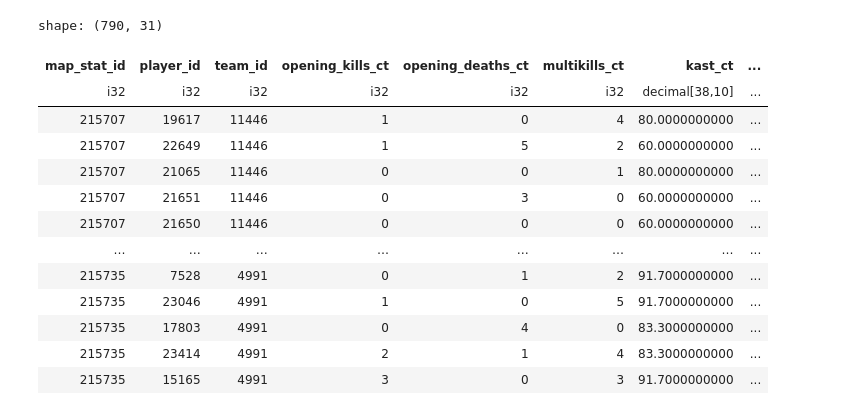
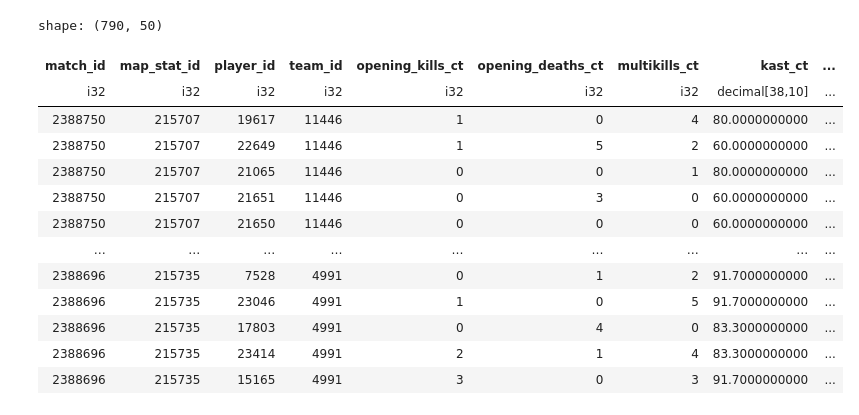
Before and after one commit to talDoFlemis/clutch-or-predict, a Jupyter notebook: notebooks/02-match-predictor.ipynb, the cells around one changed output. Saved outputs shown, nothing was run; the diff lists cells and outputs as text; code cells hidden in the pictures.

```diff
--- a/notebooks/02-match-predictor.ipynb
+++ b/notebooks/02-match-predictor.ipynb
@@ -45,25 +45,25 @@ plt.rcParams["figure.figsize"] = (12, 6)
 # %%
 db_url = get_database_url(make_ipv6_in_bracket=True)
 
 player_map_stats = pl.read_database_uri(
     """
-    SELECT * FROM player_map_stats
+    SELECT * FROM player_map_stats JOIN map_stats USING(map_stat_id) JOIN matches USING (match_id)
                                         """,
     db_url,
 )
 player_map_stats
 # %% [output]
-shape: (790, 31)
+shape: (790, 50)
-| map_stat_id | player_id | team_id | opening_kills_ct | opening_deaths_ct | multikills_ct | kast_ct | ... |
-| i32 | i32 | i32 | i32 | i32 | i32 | decimal[38,10] | ... |
-| 215707 | 19617 | 11446 | 1 | 0 | 4 | 80.0000000000 | ... |
-| 215707 | 22649 | 11446 | 1 | 5 | 2 | 60.0000000000 | ... |
-| 215707 | 21065 | 11446 | 0 | 0 | 1 | 80.0000000000 | ... |
-| 215707 | 21651 | 11446 | 0 | 3 | 0 | 60.0000000000 | ... |
-| 215707 | 21650 | 11446 | 0 | 0 | 0 | 60.0000000000 | ... |
-| … | … | … | … | … | … | … | ... |
-| 215735 | 7528 | 4991 | 0 | 1 | 2 | 91.7000000000 | ... |
-| 215735 | 23046 | 4991 | 1 | 0 | 5 | 91.7000000000 | ... |
-| 215735 | 17803 | 4991 | 0 | 4 | 0 | 83.3000000000 | ... |
-| 215735 | 23414 | 4991 | 2 | 1 | 4 | 83.3000000000 | ... |
-| 215735 | 15165 | 4991 | 3 | 0 | 3 | 91.7000000000 | ... |
+| match_id | map_stat_id | player_id | team_id | opening_kills_ct | opening_deaths_ct | multikills_ct | kast_ct | ... |
+| i32 | i32 | i32 | i32 | i32 | i32 | i32 | decimal[38,10] | ... |
+| 2388750 | 215707 | 19617 | 11446 | 1 | 0 | 4 | 80.0000000000 | ... |
+| 2388750 | 215707 | 22649 | 11446 | 1 | 5 | 2 | 60.0000000000 | ... |
+| 2388750 | 215707 | 21065 | 11446 | 0 | 0 | 1 | 80.0000000000 | ... |
+| 2388750 | 215707 | 21651 | 11446 | 0 | 3 | 0 | 60.0000000000 | ... |
+| 2388750 | 215707 | 21650 | 11446 | 0 | 0 | 0 | 60.0000000000 | ... |
+| … | … | … | … | … | … | … | … | ... |
+| 2388696 | 215735 | 7528 | 4991 | 0 | 1 | 2 | 91.7000000000 | ... |
+| 2388696 | 215735 | 23046 | 4991 | 1 | 0 | 5 | 91.7000000000 | ... |
+| 2388696 | 215735 | 17803 | 4991 | 0 | 4 | 0 | 83.3000000000 | ... |
+| 2388696 | 215735 | 23414 | 4991 | 2 | 1 | 4 | 83.3000000000 | ... |
+| 2388696 | 215735 | 15165 | 4991 | 3 | 0 | 3 | 91.7000000000 | ... |
```
Also changed, not shown: parts of 8 cells of this notebook.
